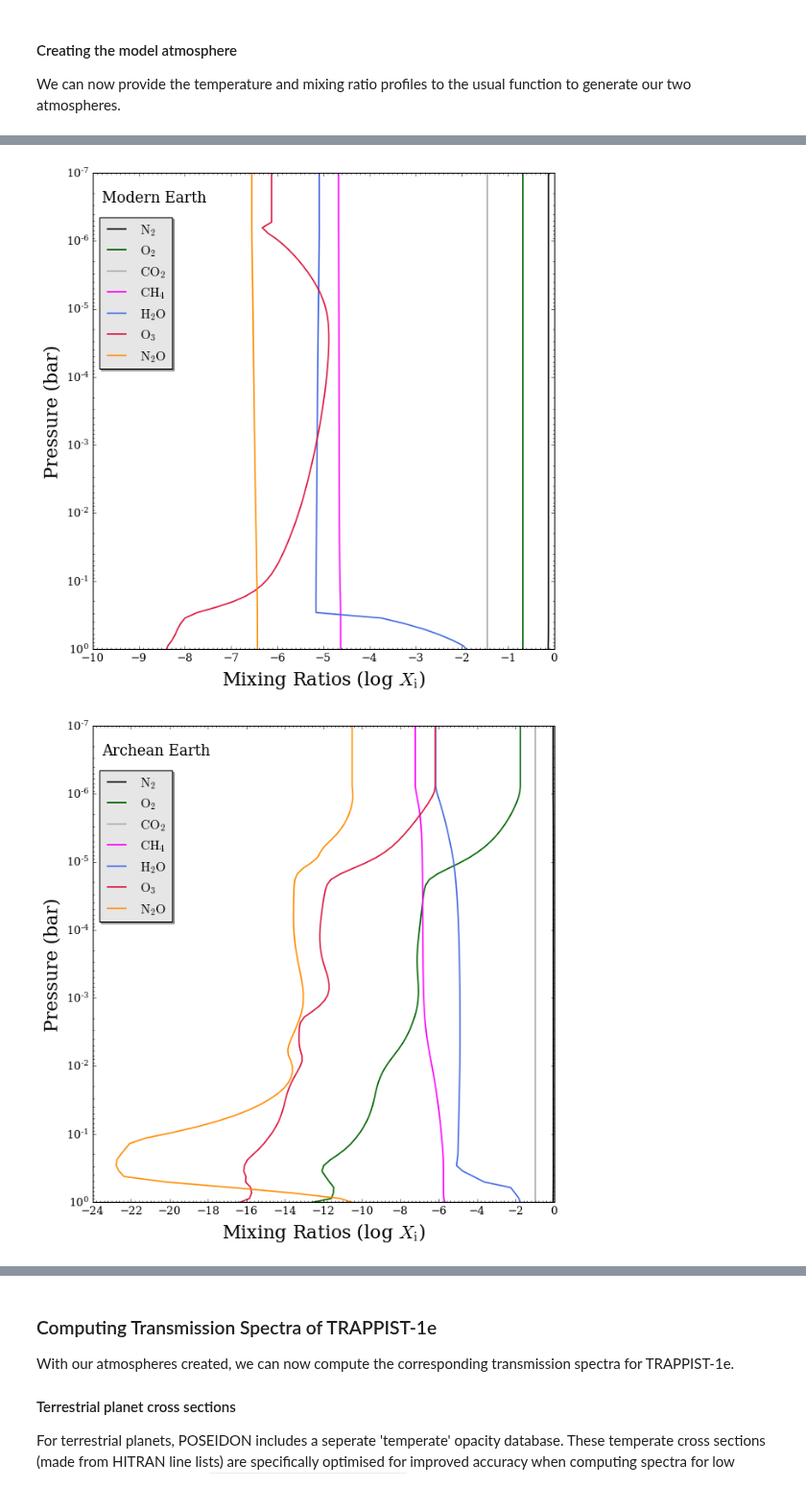
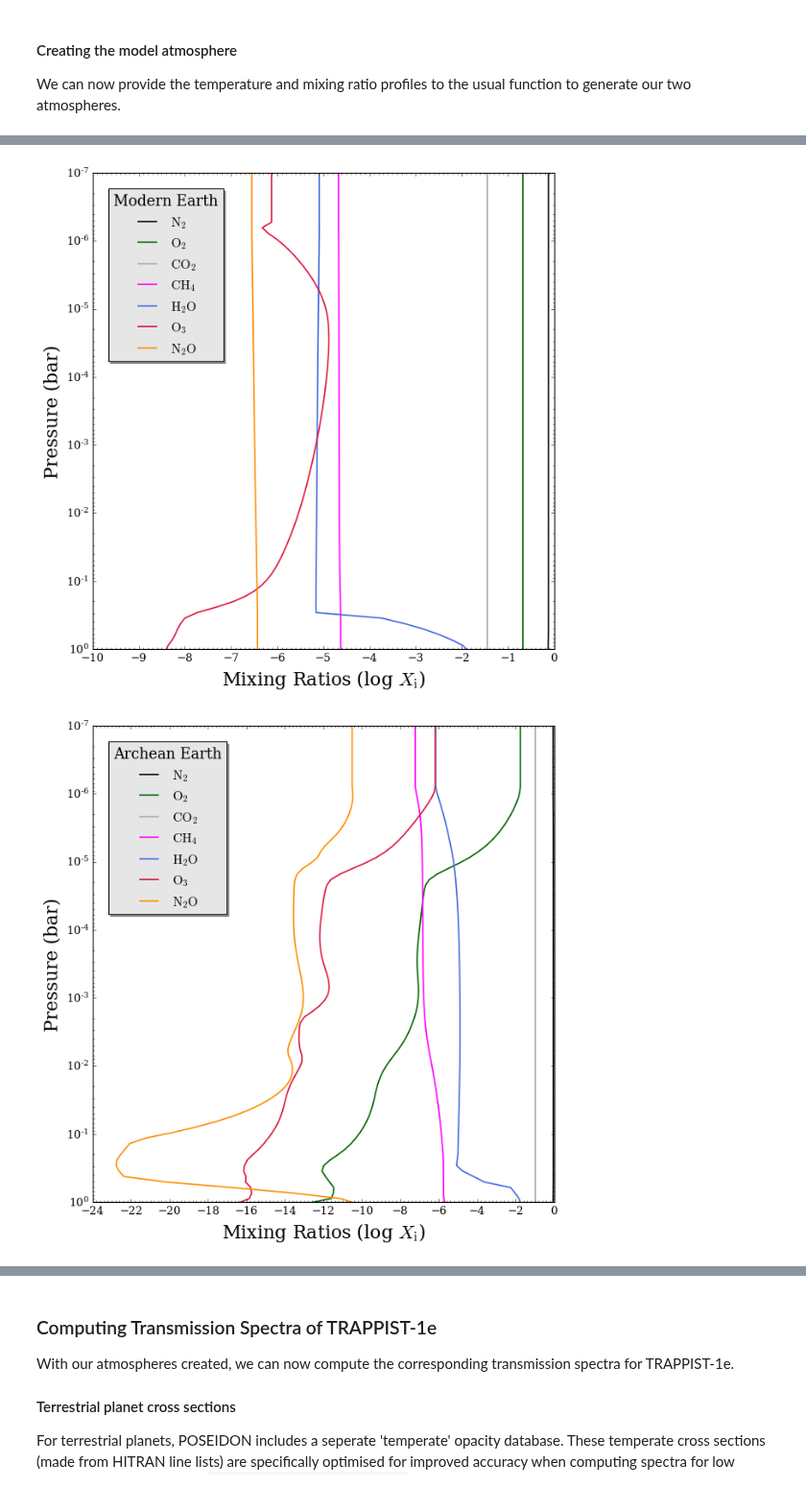
Before and after one commit to MartianColonist/POSEIDON, a Jupyter notebook: docs/content/notebooks/transmission_terrestrial.ipynb, the cells around one changed output, grey strips where cells are left out. Shown at 96% size. Cells and saved outputs as stored; diff of their text form; code cells hidden in the pictures; some formulas as TeX source.

```diff
--- a/docs/content/notebooks/transmission_terrestrial.ipynb
+++ b/docs/content/notebooks/transmission_terrestrial.ipynb
@@ -164,14 +164,14 @@ fig_PT_2 = plot_PT(planet, model_2, atmosphere_2, T_min = 100, T_max = 340,
 # %%
 # Compare the mixing ratio profiles
 fig_chem_1 = plot_chem(planet, model_1, atmosphere_1, log_P_max = np.log10(P_surf),
-                       chem_label = 'Modern Earth', legend_location = 'upper left',
+                       legend_title = 'Modern Earth', legend_location = 'upper left',
                        colour_list = ['black', 'darkgreen', 'darkgrey', 'magenta',   # Here you can override the default colours
                                       'royalblue', 'crimson', 'darkorange'])
 fig_chem_2 = plot_chem(planet, model_2, atmosphere_2, log_P_max = np.log10(P_surf),
-                       chem_label = 'Archean Earth', legend_location = 'upper left',
-                        colour_list = ['black', 'darkgreen', 'darkgrey', 'magenta',
+                       legend_title = 'Archean Earth', legend_location = 'upper left',
+                       colour_list = ['black', 'darkgreen', 'darkgrey', 'magenta',
                                        'royalblue', 'crimson', 'darkorange'])
 # %% [output]
-[figure, old version]
+[figure, new version]
-[figure, old version]
+[figure, new version]
 # %% [markdown]
```
Also changed, not shown: parts of 7 cells of this notebook, 4 other files.
